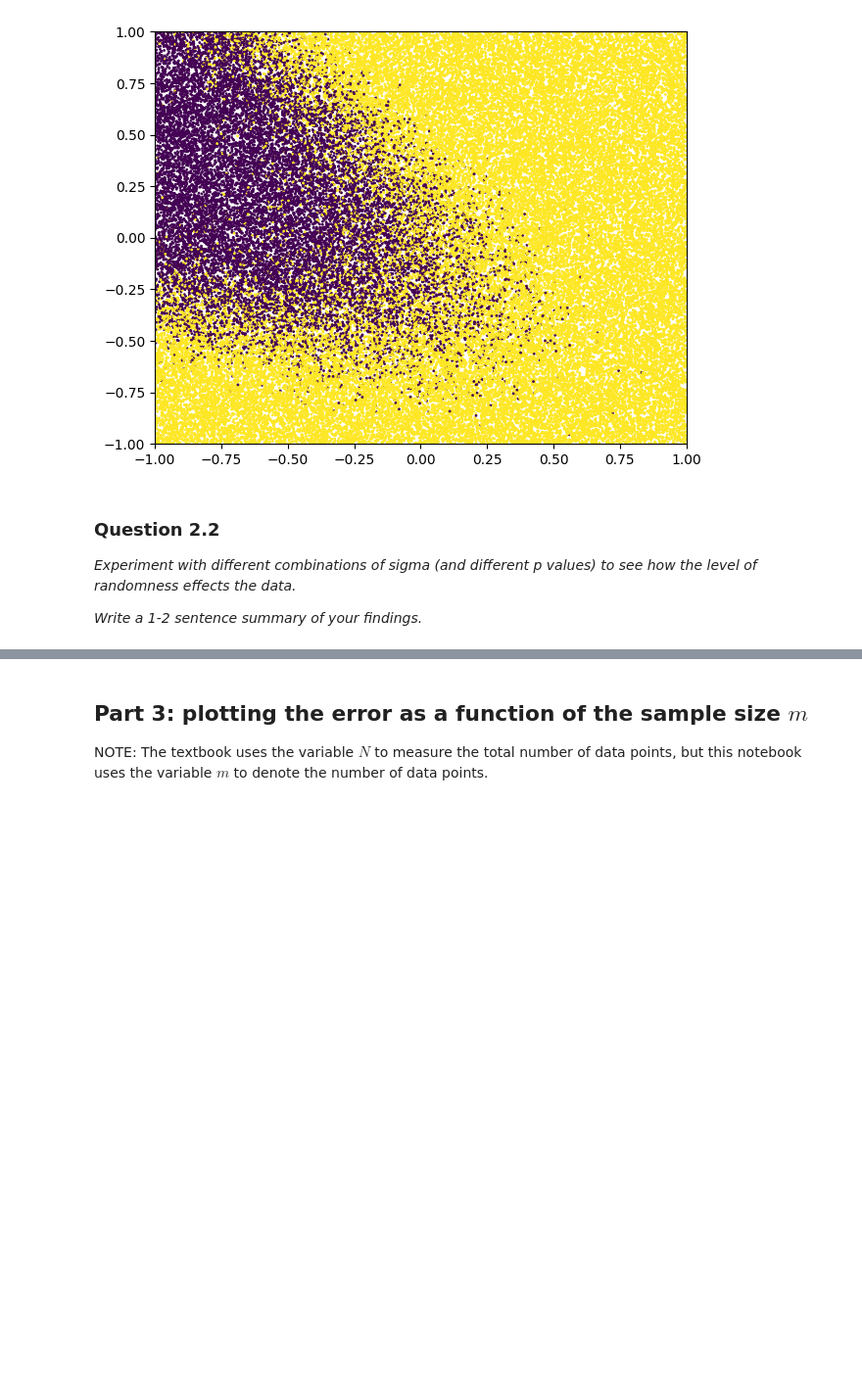
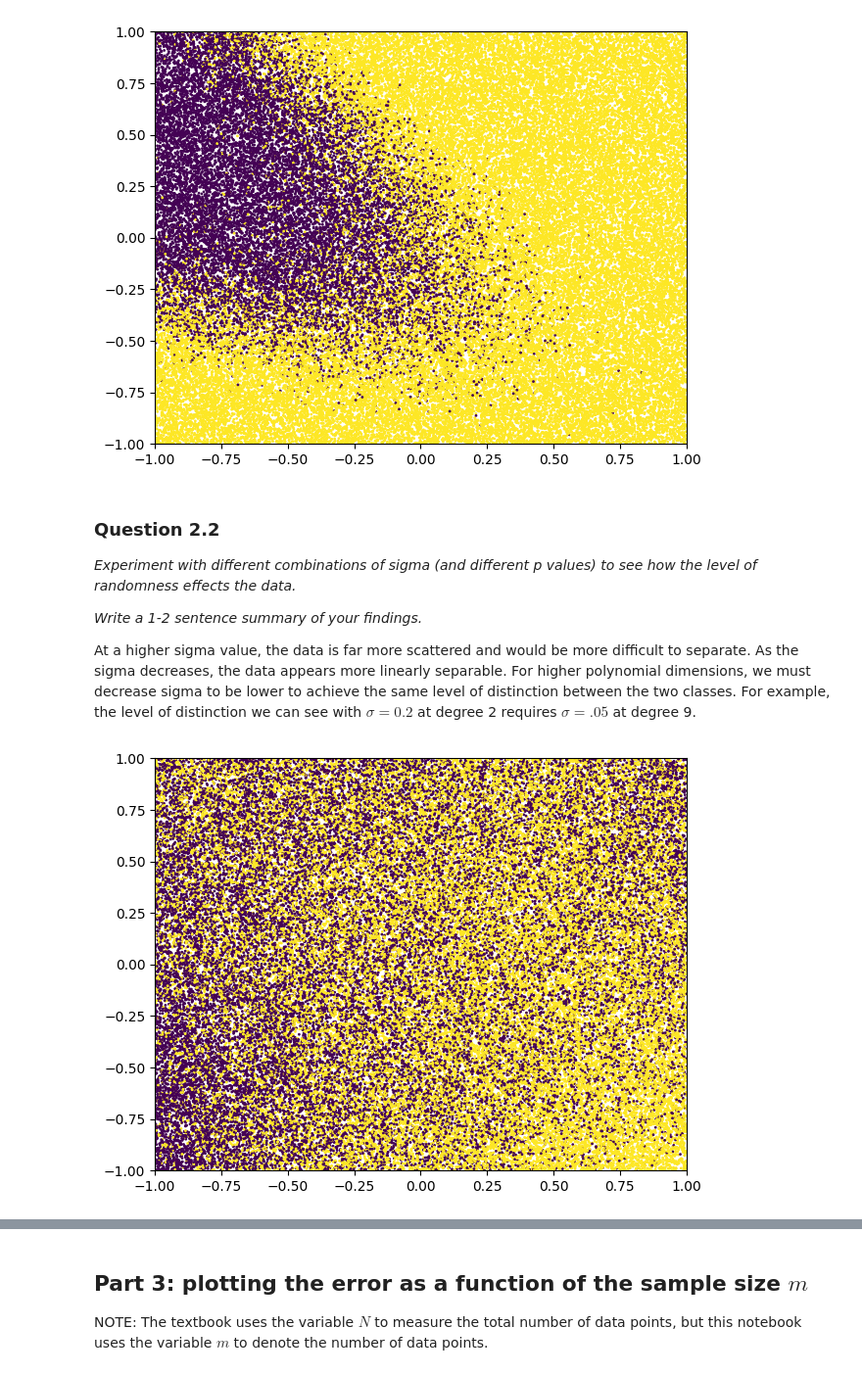
Before and after one commit to chuckrak/halfspaces, a Jupyter notebook: halfspaces-polynomial.ipynb, the cells around one changed output, grey strips where cells are left out. Shown at 98% size. Drawn from its saved outputs; the diff is of its cells as text; code cells hidden in the pictures; blank space fills up the shorter version.

```diff
--- a/halfspaces-polynomial.ipynb
+++ b/halfspaces-polynomial.ipynb
@@ -322,21 +323,25 @@ plot_dataset(S)
 *Experiment with different combinations of sigma (and different p values) to see how the level of randomness effects the data.*
 
 *Write a 1-2 sentence summary of your findings.*
+
+At a higher sigma value, the data is far more scattered and would be more difficult to separate. As the sigma decreases, the data appears more linearly separable. For higher polynomial dimensions, we must decrease sigma  to be lower to achieve the same level of distinction between the two classes. For example, the level of distinction we can see with $\sigma = 0.2$ at degree 2 requires $\sigma = .05$ at degree 9.
 # %%
 '''
 This cell plots a dataset in the PAC model in higher dimensions.
 Notice that even though there is no randomness in the labels,
 there appears to be randomness when we only visualize the data in 2 dimensions.
 '''
 
 # these "hyperparameters" control the properties of the dataset
 d = 4
-sigma = 0
-f = f_polynomial(d,2)
+sigma = .4
+f = f_polynomial(d,3)
 
 # generate and plot dataset
 S = generate_dataset(m=2**16,d=d,f=f,sigma=sigma)
 plot_dataset(S)
+# %% [output]
+[figure, added]
 # %% [markdown]
 ### Question 2.3
 
```
Also changed, not shown: parts of 13 cells of this notebook.
